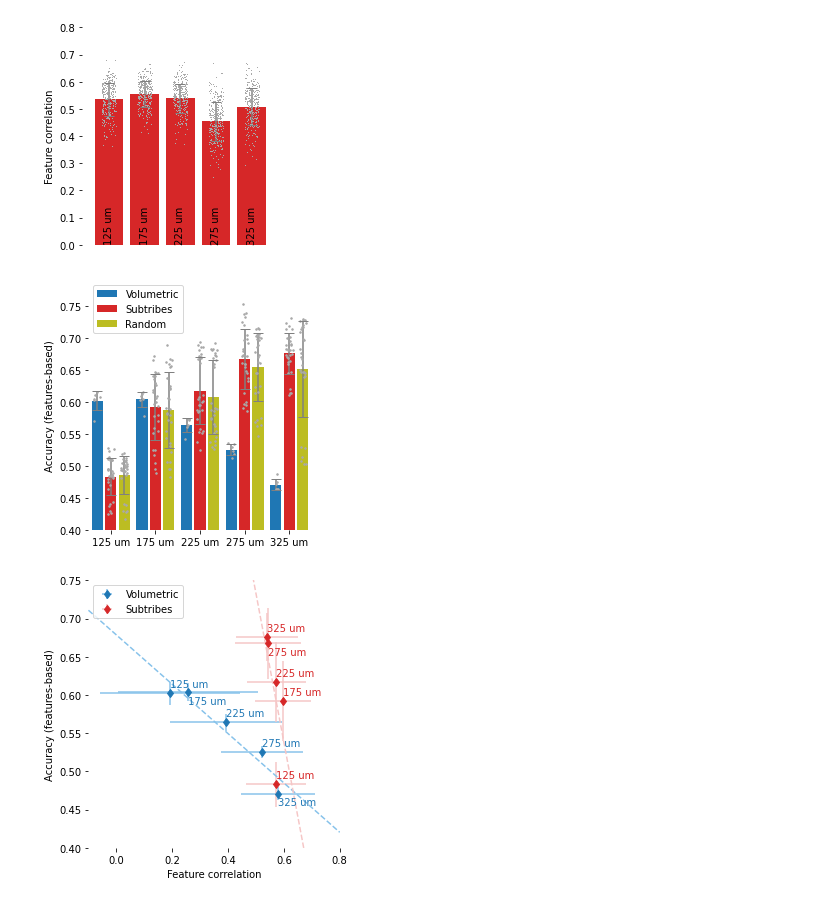
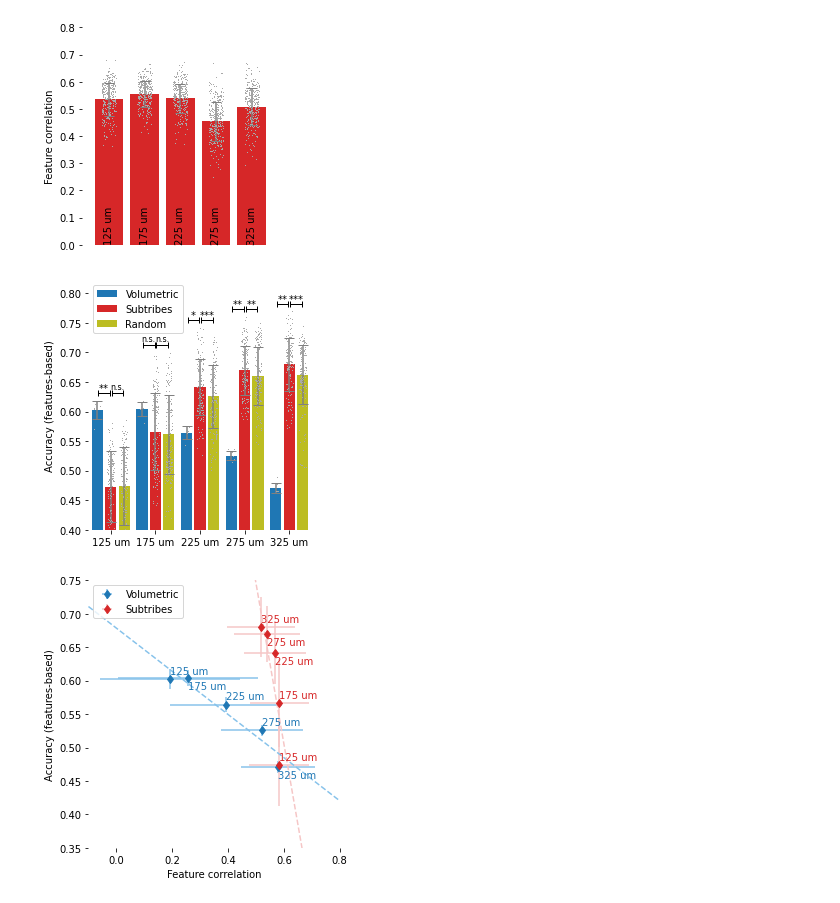
Before and after one commit to BlueBrain/topological_sampling, a Jupyter notebook: notebooks/Figure 7.ipynb, the cells around one changed output. Cells and saved outputs as stored; diff of their text form; code cells hidden in the pictures.

Commit message:
Added significance tests to Fig. 7F

```diff
--- a/notebooks/Figure 7.ipynb
+++ b/notebooks/Figure 7.ipynb
@@ -14,6 +14,7 @@ from plot_helpers import adjust_color_brightness
 import json
 import h5py
 import numpy
+from scipy.stats import ranksums, wilcoxon
 
 """
 Set random seed, so that all figures are exactly reproducible
@@ -52,6 +53,7 @@ panel_e_show_errbars = True
 # Panel-F
 panel_f_show_points = True
 panel_f_show_errbars = True
+panel_f_show_significance = True
 
 # Panel-G
 panel_g_show_errbars = True
@@ -267,40 +269,66 @@ F.save(fig, "Panel-E2")
 [figure]
 # %%
 """
-Panel F: Overview of accuracies when using the largest 25 subtribes in volumetric samples (5 sets of subtribes pooled)
+Panel F: Overview of accuracies when using the largest 25 subtribes in volumetric samples
 """
 specs_subtr = specs_vol
-specs_subtr_suffix = [f'@{i}' for i in range(5)] # Select first 5 sets of subtribes (..@0-4) consistent with specs_vol
+specs_subtr_suffix = [f'@{i}' for i in range(25)] # Select sets of subtribes belonging to volumetric samples (..@0, ..@1, ...) consistent with specs_vol
+specs_rnd = specs_vol
+specs_rnd_suffix = [f'@{i}' for i in range(25)] # Select sets of subtribes belonging to volumetric samples (..@0, ..@1, ...) consistent with specs_vol
+# specs_rnd_suffix = [f'@{i}-{j}' for j in range(5) for i in range(1)] # Select sets of random subtribes (..-0, ..-1, ...) belonging to volumetric samples (..@0, ..@1, ...) consistent with specs_vol
 
 fig = plt.figure(figsize=(4, 4))
 ax = fig.gca()
+bar_offset = {'Radius': -0.3, 'subtribes': 0.0, 'subtribes_random': 0.3}
+data_all = {'Radius': {k: [] for k in specs_vol}, 'subtribes': {k: [] for k in specs_subtr}, 'subtribes_random': {k: [] for k in specs_rnd}}
 for x, spec in enumerate(specs_vol):
     data_acc = ftr_acc.get2(sampling='Radius', specifier=spec)
-    ax.bar(x - 0.3, numpy.mean(data_acc), color=col_vol, width=0.25, label='Volumetric' if x==0 else '')
+    ax.bar(x + bar_offset['Radius'], numpy.mean(data_acc), color=col_vol, width=0.25, label='Volumetric' if x==0 else '')
     if panel_f_show_points:
-        ax.plot(x - 0.3 + 0.15 * (numpy.random.rand(len(data_acc)) - 0.5), data_acc, marker='.', markersize=3, ls='None', color='darkgrey')
+        ax.plot(x + bar_offset['Radius'] + 0.15 * (numpy.random.rand(len(data_acc)) - 0.5), data_acc, marker=',', ls='None', color='darkgrey')
     if panel_f_show_errbars:
-        ax.errorbar(x - 0.3, numpy.mean(data_acc), yerr=numpy.std(data_acc), color='grey', capsize=5)
+        ax.errorbar(x + bar_offset['Radius'], numpy.mean(data_acc), yerr=numpy.std(data_acc), color='grey', capsize=5)
+    data_all['Radius'][spec] = numpy.hstack((data_all['Radius'][spec], data_acc))
 
 for x, spec in enumerate(specs_subtr):
     data_acc = numpy.array([])
     for sfx in specs_subtr_suffix:
         data_acc = numpy.hstack((data_acc, ftr_acc.get2(sampling='subtribes', specifier=spec + sfx))) # Pooling instances
-    ax.bar(x + 0.0, numpy.mean(data_acc), color=col_subtr, width=0.25, label='Subtribes' if x==0 else '')
+    ax.bar(x + bar_offset['subtribes'], numpy.mean(data_acc), color=col_subtr, width=0.25, label='Subtribes' if x==0 else '')
     if panel_f_show_points:
-        ax.plot(x + 0.0 + 0.15 * (numpy.random.rand(len(data_acc)) - 0.5), data_acc, marker='.', markersize=3, ls='None', color='darkgrey')
+        ax.plot(x + bar_offset['subtribes'] + 0.15 * (numpy.random.rand(len(data_acc)) - 0.5), data_acc, marker=',', ls='None', color='darkgrey')
     if panel_f_show_errbars:
-        ax.errorbar(x + 0.0, numpy.mean(data_acc), yerr=numpy.std(data_acc), color='grey', capsize=5)
+        ax.errorbar(x + bar_offset['subtribes'], numpy.mean(data_acc), yerr=numpy.std(data_acc), color='grey', capsize=5)
+    data_all['subtribes'][spec] = numpy.hstack((data_all['subtribes'][spec], data_acc))
 
-for x, spec in enumerate(specs_subtr):
+for x, spec in enumerate(specs_rnd):
     data_acc = numpy.array([])
-    for sfx in specs_subtr_suffix:
+    for sfx in specs_rnd_suffix:
         data_acc = numpy.hstack((data_acc, ftr_acc.get2(sampling='subtribes_random', specifier=spec + sfx))) # Pooling instances
-    ax.bar(x + 0.3, numpy.mean(data_acc), color=col_rnd, width=0.25, label='Random' if x==0 else '')
+    ax.bar(x + bar_offset['subtribes_random'], numpy.mean(data_acc), color=col_rnd, width=0.25, label='Random' if x==0 else '')
     if panel_f_show_points:
-        ax.plot(x + 0.3 + 0.15 * (numpy.random.rand(len(data_acc)) - 0.5), data_acc, marker='.', markersize=3, ls='None', color='darkgrey')
+        ax.plot(x + bar_offset['subtribes_random'] + 0.15 * (numpy.random.rand(len(data_acc)) - 0.5), data_acc, marker=',', ls='None', color='darkgrey')
     if panel_f_show_errbars:
-        ax.errorbar(x + 0.3, numpy.mean(data_acc), yerr=numpy.std(data_acc), color='grey', capsize=5)
+        ax.errorbar(x + bar_offset['subtribes_random'], numpy.mean(data_acc), yerr=numpy.std(data_acc), color='grey', capsize=5)
+    data_all['subtribes_random'][spec] = numpy.hstack((data_all['subtribes_random'][spec], data_acc))
+
+# Pairwise significance tests
+if panel_f_show_significance:
+    test_pairs = ((('Radius', 'subtribes'), lambda x, y: ranksums(x, y).pvalue), (('subtribes', 'subtribes_random'), lambda x, y: wilcoxon(x, y).pvalue))
+    num_tests = len(specs_vol) * len(test_pairs)
+    alpha_levels = numpy.power(10.0, [-2, -3, -4]) # Corresponding to *, **, and ***
+    alpha_levels_corr = alpha_levels / num_tests # Bonferroni correction for multiple comparisons
+    max_vals = numpy.array([numpy.max(numpy.hstack([data_all[k][spec] for k in data_all.keys()])) for spec in specs_vol])
+    x_offset = 0.02
+    y_offset = 0.015
+    for x, spec in enumerate(specs_vol):
+        for pair, stattest in test_pairs:
+            pval = stattest(data_all[pair[0]][spec], data_all[pair[1]][spec])
+            ax.plot([x + bar_offset[pair[0]] + x_offset, x + bar_offset[pair[1]] - x_offset], [max_vals[x] + 1 * y_offset] * 2, '-k|', linewidth=1)
+            if numpy.any(pval < alpha_levels_corr):
+                ax.text(numpy.mean([x + bar_offset[pair[0]] + x_offset, x + bar_offset[pair[1]] - x_offset]), max_vals[x] + 1.5 * y_offset, '*' * numpy.sum(pval < alpha_levels_corr), ha='center', va='center', fontsize=10)
+            else:
+                ax.text(numpy.mean([x + bar_offset[pair[0]] + x_offset, x + bar_offset[pair[1]] - x_offset]), max_vals[x] + 1.75 * y_offset, 'n.s.', ha='center', va='center', fontsize=8)
 
 # ax.autoscale(tight=True)
 ax.set_xticks(range(len(specs_vol)))
@@ -313,7 +341,7 @@ plt.box(False)
 plt.tight_layout()
 F.save(fig, "Panel-F")
 # %% [output]
-[figure, old version]
+[figure, new version]
 # %%
 """
 Panel G: Feature correlation vs accuracy based on subtribes in volumetric samples
@@ -349,7 +377,7 @@ data_fit_vol = numpy.polyfit(all_x, all_y, deg=1)
 # Subtribes
 all_x = []
 all_y = []
-spec_va = ['bottom', 'bottom', 'bottom', 'top', 'bottom']
+spec_va = ['bottom', 'bottom', 'top', 'top', 'bottom']
 for x, spec in enumerate(specs_subtr):
     data_cc = numpy.array([])
     data_acc = numpy.array([])
@@ -395,31 +423,31 @@ if panel_g_show_random:
             ax.errorbar(mean_cc, mean_acc, xerr=std_cc, yerr=std_acc, marker='d', ls='None', color=col_rnd, ecolor=adjust_color_brightness(colors.to_rgb(col_rnd), 1.75), label='Subtribes' if x==0 else '')
         else:
             ax.plot(mean_cc, mean_acc, marker='o', ls='None', color=col_rnd, label='Random' if x==0 else '')
         if spec_va[x] == 'bottom':
             y_offset = 0.005
         elif spec_va[x] == 'top':
             y_offset = -0.005
         else:
             y_offset = 0.0
         ax.text(mean_cc, mean_acc + y_offset, specs_vol[x], ha='left', va=spec_va[x], color=col_rnd)
         all_x.append(mean_cc)
         all_y.append(mean_acc)
 
     data_fit_rnd = numpy.polyfit(all_x, all_y, deg=1)
 
 ax.set_xlabel('Feature correlation')
 ax.set_ylabel('Accuracy (features-based)')
 ax.axis('tight')
 ax.set_xlim((numpy.floor(min(ax.get_xlim()) * 10) / 10, numpy.ceil(max(ax.get_xlim()) * 10) / 10))
 ax.set_ylim((numpy.floor(min(ax.get_ylim()) * 20) / 20, numpy.ceil(max(ax.get_ylim()) * 20) / 20))
 x_range = numpy.array(ax.get_xlim())
 ax.plot(x_range, data_fit_vol[1] + data_fit_vol[0] * x_range, color=adjust_color_brightness(colors.to_rgb(col_vol), 1.75), ls='--')
 ax.plot(x_range, data_fit_subtr[1] + data_fit_subtr[0] * x_range, color=adjust_color_brightness(colors.to_rgb(col_subtr), 1.75), ls='--')
 if panel_g_show_random:
     ax.plot(x_range, data_fit_rnd[1] + data_fit_rnd[0] * x_range, color=adjust_color_brightness(colors.to_rgb(col_rnd), 1.75), ls='--')
 plt.box(False)
 plt.legend(loc='upper left')
 plt.tight_layout()
 F.save(fig, "Panel-G")
 # %% [output]
-[figure, old version]
+[figure, new version]
```
Also changed, not shown: 1 other file.
